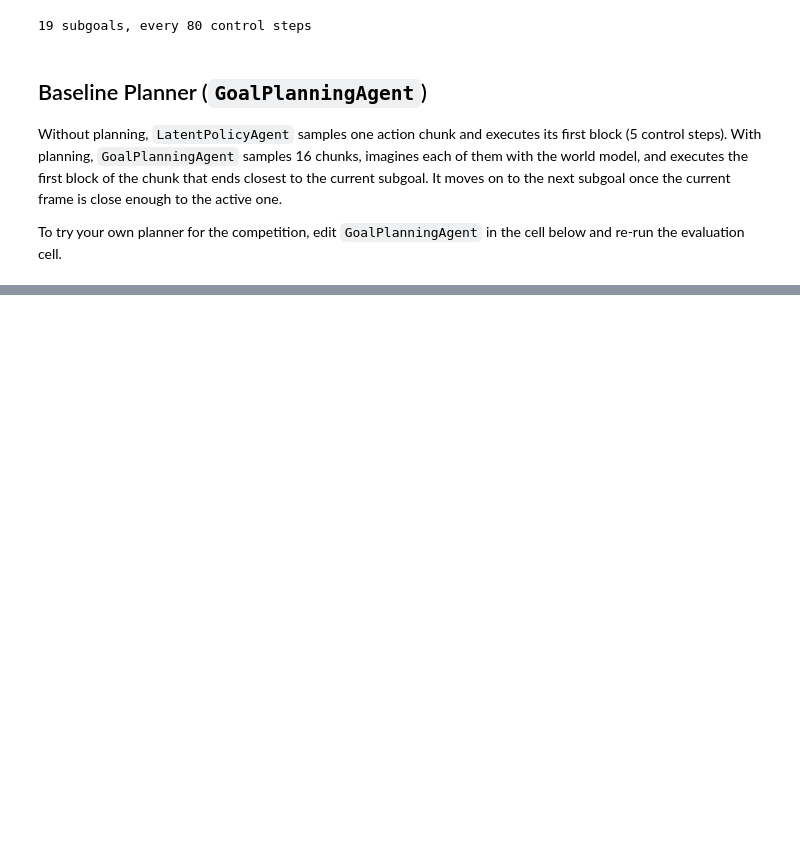
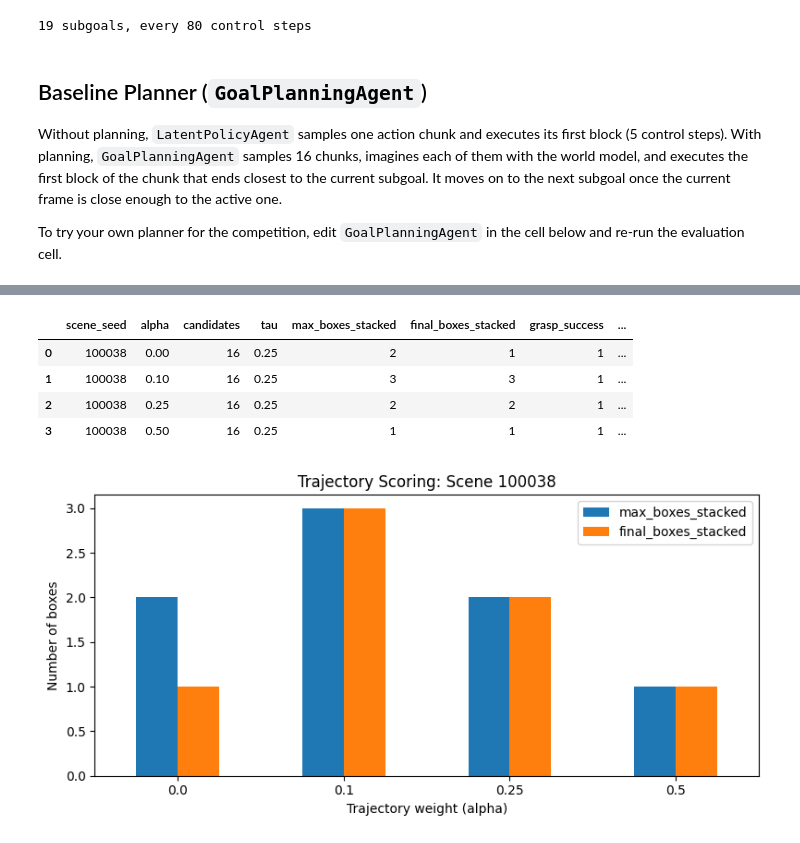
Before and after one commit to ishitamunshi/world_model_stacking, a Jupyter notebook: notebooks/trajectory_scoring.ipynb, the cells around one changed output, grey strips where cells are left out. Drawn from its saved outputs; the diff is of its cells as text; code cells hidden in the pictures; blank space fills up the shorter version.

```diff
--- a/notebooks/trajectory_scoring.ipynb
+++ b/notebooks/trajectory_scoring.ipynb
@@ -370,0 +807,42 @@ The cell above is one scene, so its 0/1 counts will not match this table. This i
+# %%
+
+import pandas as pd
+import matplotlib.pyplot as plt
+from pathlib import Path
+
+out = Path("/content/stack-baseline")
+
+files = [
+    out / f"metrics_alpha_{a:03d}_scene_100038.csv"
+    for a in [0, 10, 25, 50]
+]
+
+df = pd.concat(
+    [pd.read_csv(f) for f in files],
+    ignore_index=True
+).sort_values("alpha")
+
+display(df)
+
+ax = df.plot(
+    x="alpha",
+    y=["max_boxes_stacked", "final_boxes_stacked"],
+    kind="bar",
+    figsize=(8, 4)
+)
+ax.set_xlabel("Trajectory weight (alpha)")
+ax.set_ylabel("Number of boxes")
+ax.set_title("Trajectory Scoring: Scene 100038")
+ax.tick_params(axis="x", rotation=0)
+plt.tight_layout()
+plt.show()
+
+df.to_csv(out / "alpha_comparison_scene_100038.csv",
+          index=False)
+# %% [output]
+|  | scene_seed | alpha | candidates | tau | max_boxes_stacked | final_boxes_stacked | grasp_success | ... |
+| 0 | 100038 | 0.00 | 16 | 0.25 | 2 | 1 | 1 | ... |
+| 1 | 100038 | 0.10 | 16 | 0.25 | 3 | 3 | 1 | ... |
+| 2 | 100038 | 0.25 | 16 | 0.25 | 2 | 2 | 1 | ... |
+| 3 | 100038 | 0.50 | 16 | 0.25 | 1 | 1 | 1 | ... |
+[figure, added]
```
Also changed, not shown: parts of 9 cells of this notebook.
